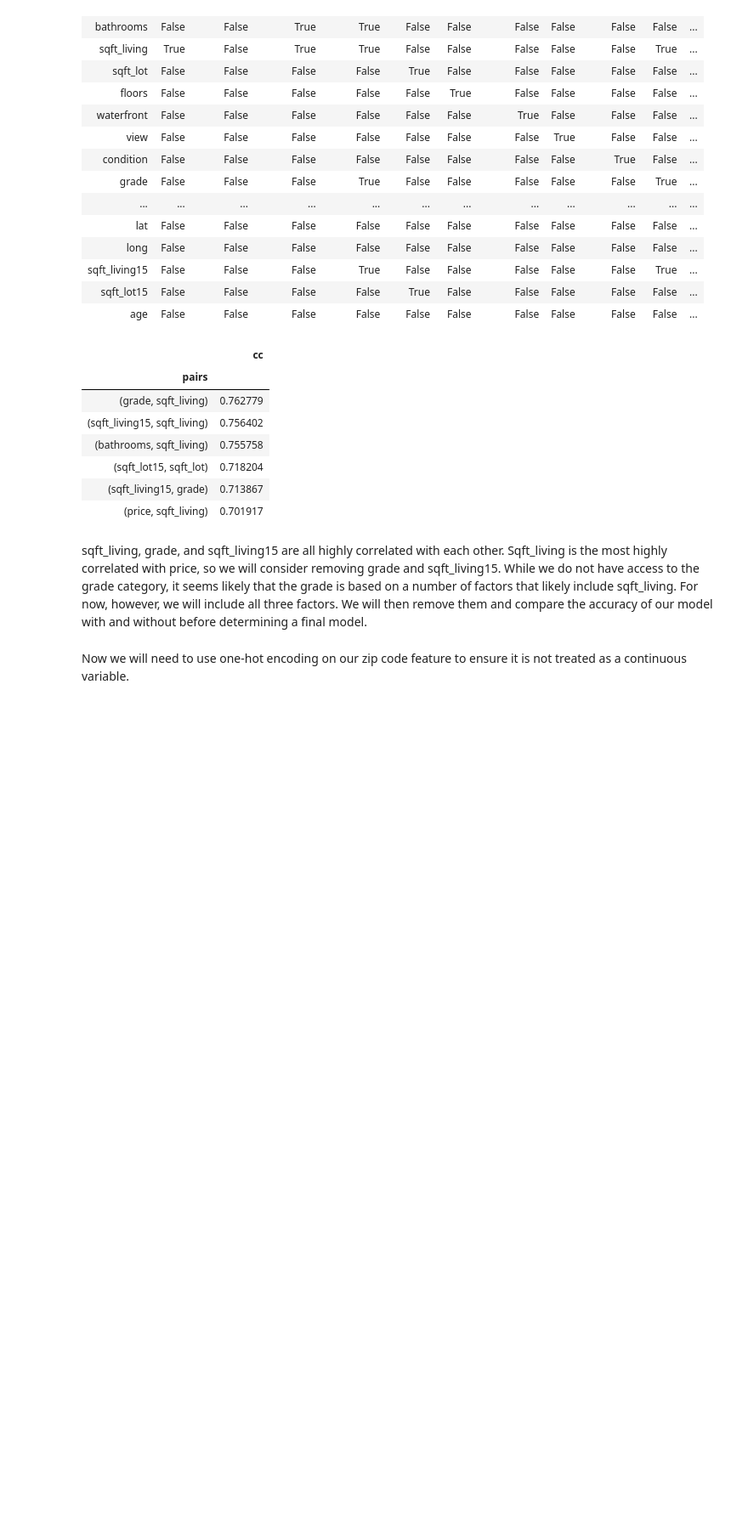
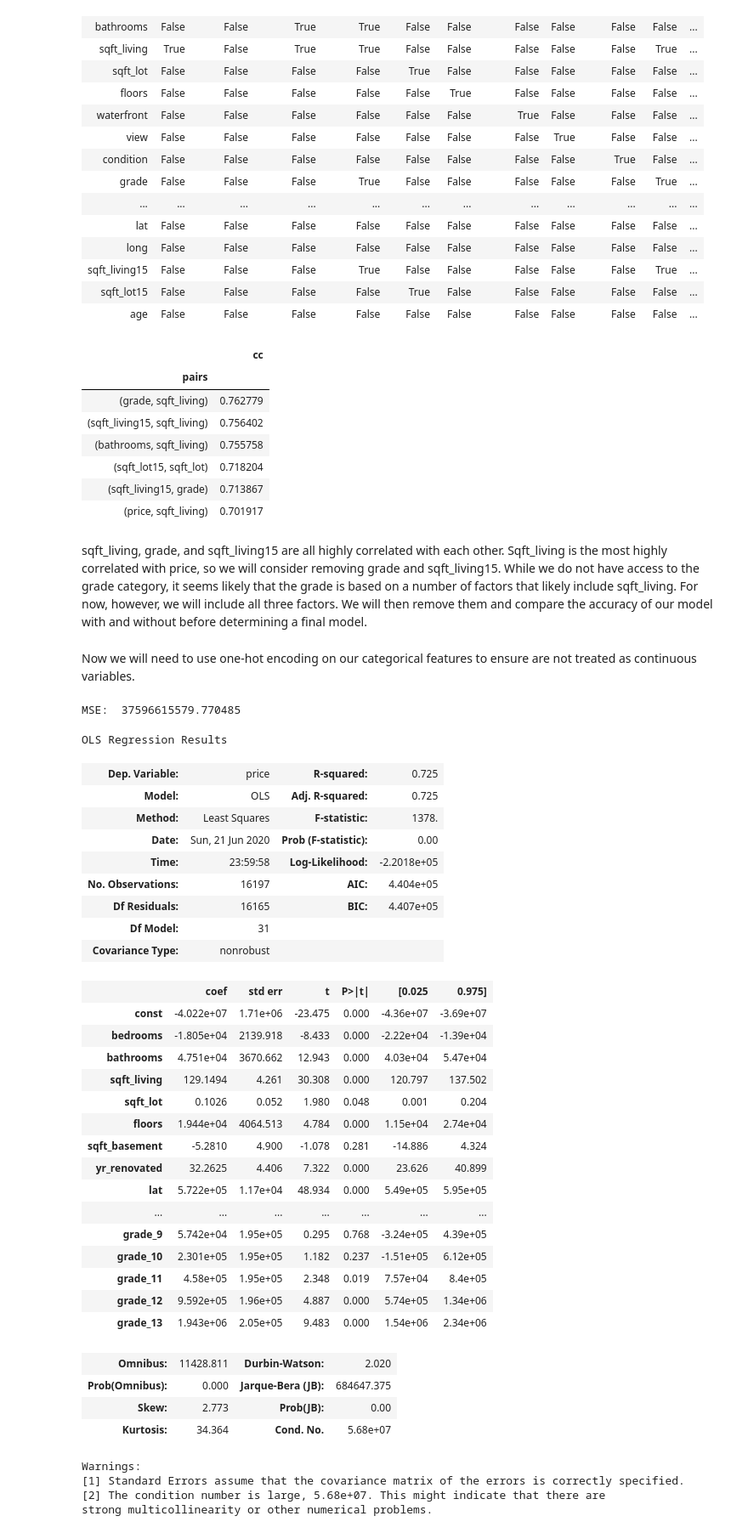
Before and after one commit to Lionslicer-Coding/dsc-mod-2-project-v2-1-onl01-dtsc-pt-030220, a Jupyter notebook: student.ipynb, the cells around one changed output. Shown at 85% size. Drawn from its saved outputs; the diff is of its cells as text; code cells hidden in the pictures; blank space fills up the shorter version.

```diff
--- a/student.ipynb
+++ b/student.ipynb
@@ -353,8 +368,4 @@ df2[(df2.cc>.7) & (df2.cc <1)]
 # %% [markdown]
 sqft_living, grade, and sqft_living15 are all highly correlated with each other. Sqft_living is the most highly correlated with price, so we will consider removing grade and sqft_living15. While we do not have access to the grade category, it seems likely that the grade is based on a number of factors that likely include sqft_living. For now, however, we will include all three factors. We will then remove them and compare the accuracy of our model with and without before determining a final model.
 # %% [markdown]
- Now we will need to use one-hot encoding on our zip code feature to ensure it is not treated as a continuous variable.
+ Now we will need to use one-hot encoding on our categorical features to ensure are not treated as continuous variables.
-# %%
-zip_dummies = pd.get_dummies(df['zipcode'], prefix='zip', drop_first=True)
-df = df.drop(['zipcode'], axis=1)
-df = pd.concat([df, zip_dummies], axis=1)
@@ -360,0 +390,66 @@ df = pd.concat([df, zip_dummies], axis=1)
+# %%
+# splitting the train and test set into 75/25 split
+from sklearn.model_selection import train_test_split
+trainset = df.drop('price', axis = 1)
+testset = df['price']
+trainset_train, trainset_test, testset_train, testset_test = train_test_split(trainset, testset, test_size = 0.25, random_state=10)
+# %%
+# checking the MSE
+from sklearn.linear_model import LinearRegression
+from sklearn.metrics import mean_squared_error
+import numpy as np
+
+linreg = LinearRegression()
+linreg.fit(trainset_train, testset_train)
+yhat_train = linreg.predict(trainset_train)
+
+lm = LinearRegression()
+
+# calculating the MSE
+train_mse = mean_squared_error(testset_train, yhat_train)
+print('MSE: ', train_mse)
+# %% [output]
+MSE:  37596615579.770485
+# %%
+# calculating the OLS
+import statsmodels.api as sm
+from statsmodels.formula.api import ols
+
+predictors_int = sm.add_constant(trainset_train)
+model = sm.OLS(testset_train, predictors_int.astype(float)).fit()
+model.summary()
+# %% [output]
+OLS Regression Results
+| Dep. Variable: | price | R-squared: | 0.725 |
+| Model: | OLS | Adj. R-squared: | 0.725 |
+| Method: | Least Squares | F-statistic: | 1378. |
+| Date: | Sun, 21 Jun 2020 | Prob (F-statistic): | 0.00 |
+| Time: | 23:59:58 | Log-Likelihood: | -2.2018e+05 |
+| No. Observations: | 16197 | AIC: | 4.404e+05 |
+| Df Residuals: | 16165 | BIC: | 4.407e+05 |
+| Df Model: | 31 |  |  |
+| Covariance Type: | nonrobust |  |  |
+|  | coef | std err | t | P>|t| | [0.025 | 0.975] |
+| const | -4.022e+07 | 1.71e+06 | -23.475 | 0.000 | -4.36e+07 | -3.69e+07 |
+| bedrooms | -1.805e+04 | 2139.918 | -8.433 | 0.000 | -2.22e+04 | -1.39e+04 |
+| bathrooms | 4.751e+04 | 3670.662 | 12.943 | 0.000 | 4.03e+04 | 5.47e+04 |
+| sqft_living | 129.1494 | 4.261 | 30.308 | 0.000 | 120.797 | 137.502 |
+| sqft_lot | 0.1026 | 0.052 | 1.980 | 0.048 | 0.001 | 0.204 |
+| floors | 1.944e+04 | 4064.513 | 4.784 | 0.000 | 1.15e+04 | 2.74e+04 |
+| sqft_basement | -5.2810 | 4.900 | -1.078 | 0.281 | -14.886 | 4.324 |
+| yr_renovated | 32.2625 | 4.406 | 7.322 | 0.000 | 23.626 | 40.899 |
+| lat | 5.722e+05 | 1.17e+04 | 48.934 | 0.000 | 5.49e+05 | 5.95e+05 |
+| ... | ... | ... | ... | ... | ... | ... |
+| grade_9 | 5.742e+04 | 1.95e+05 | 0.295 | 0.768 | -3.24e+05 | 4.39e+05 |
+| grade_10 | 2.301e+05 | 1.95e+05 | 1.182 | 0.237 | -1.51e+05 | 6.12e+05 |
+| grade_11 | 4.58e+05 | 1.95e+05 | 2.348 | 0.019 | 7.57e+04 | 8.4e+05 |
+| grade_12 | 9.592e+05 | 1.96e+05 | 4.887 | 0.000 | 5.74e+05 | 1.34e+06 |
+| grade_13 | 1.943e+06 | 2.05e+05 | 9.483 | 0.000 | 1.54e+06 | 2.34e+06 |
+| Omnibus: | 11428.811 | Durbin-Watson: | 2.020 |
+| Prob(Omnibus): | 0.000 | Jarque-Bera (JB): | 684647.375 |
+| Skew: | 2.773 | Prob(JB): | 0.00 |
+| Kurtosis: | 34.364 | Cond. No. | 5.68e+07 |
+Warnings:
+[1] Standard Errors assume that the covariance matrix of the errors is correctly specified.
+[2] The condition number is large, 5.68e+07. This might indicate that there are
+strong multicollinearity or other numerical problems.
```
Also changed, not shown: parts of 9 cells of this notebook.
